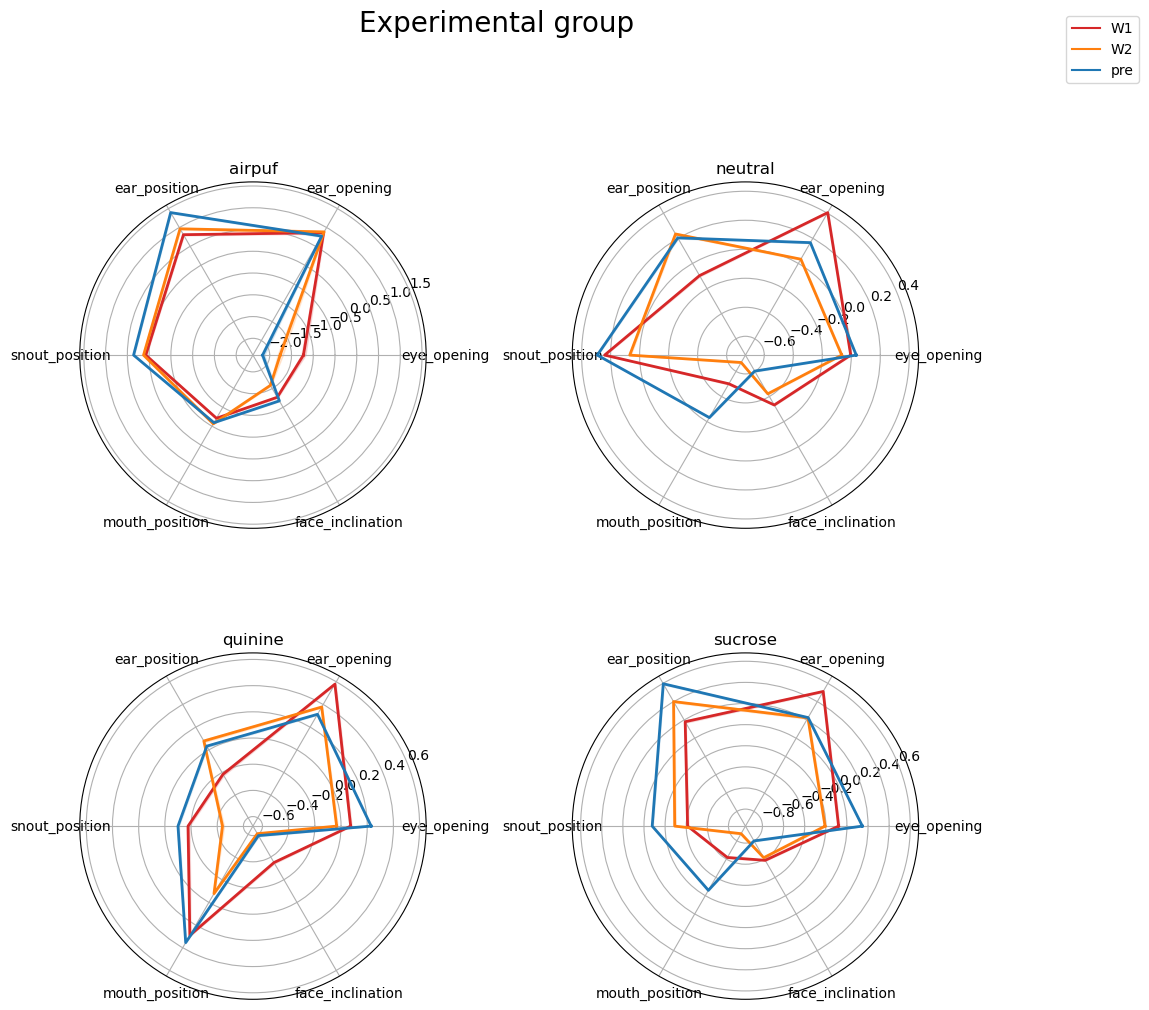
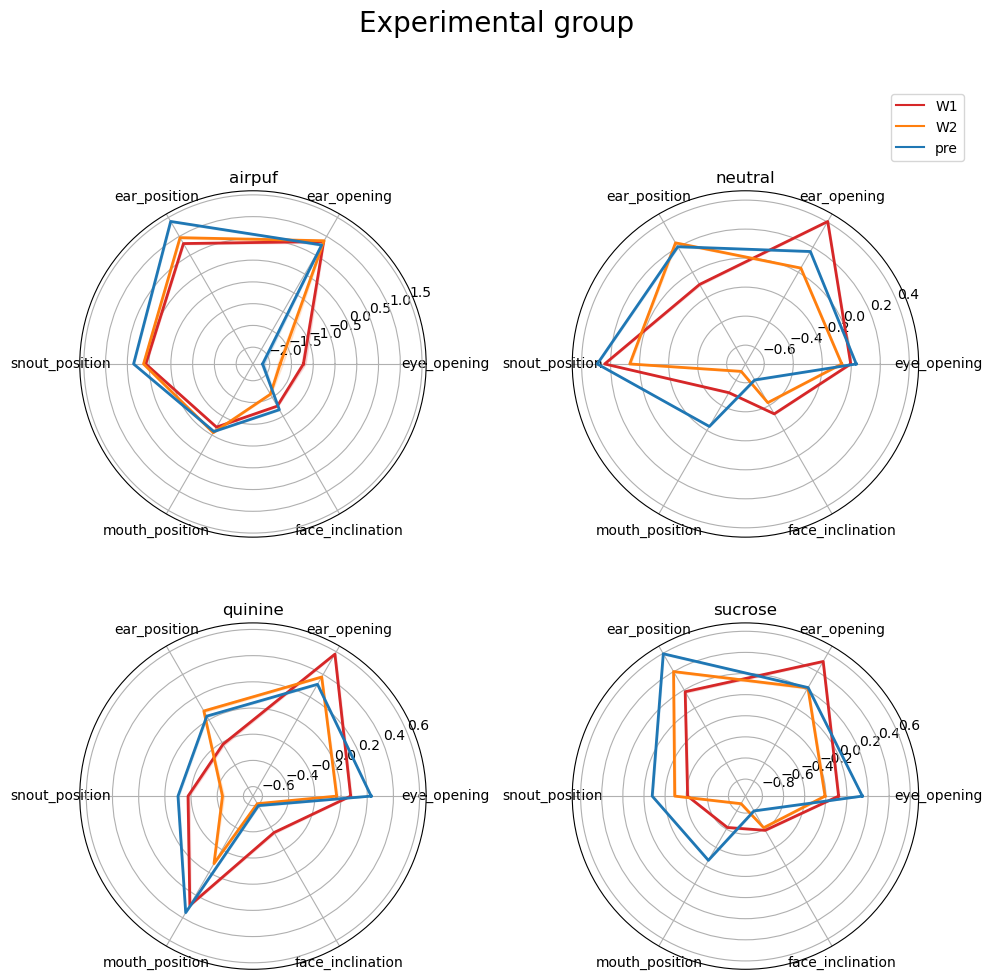
The notebook cell's code change between the first figure and the second:
--- before
+++ after
@@ -12,7 +12,7 @@
 # Explicit colors per group
 group_colors = {
-    "W1": "tab:red",
-    "pre": "tab:blue",
-    "W2": "tab:orange",
+    "pre":"tab:blue",
+    "W1": "tab:orange",
+    "W2": "tab:red",
 }
 
@@ -71,8 +71,13 @@
     labels_legend.append(group)
 
-fig.legend(handles, labels_legend, loc="upper right", bbox_to_anchor=(1.15, 1.05))
-
-fig.suptitle("Experimental group", fontsize=20, y=1.05)
+plt.suptitle("Experimental group", fontsize=20, y=1)
+axes[1].legend(
+    handles,
+    labels_legend,
+    loc="upper right",
+    bbox_to_anchor=(1.15, 1.3)
+)
 
 plt.tight_layout()
+plt.savefig("expg_group.svg")
 plt.show()

Commit: ploots